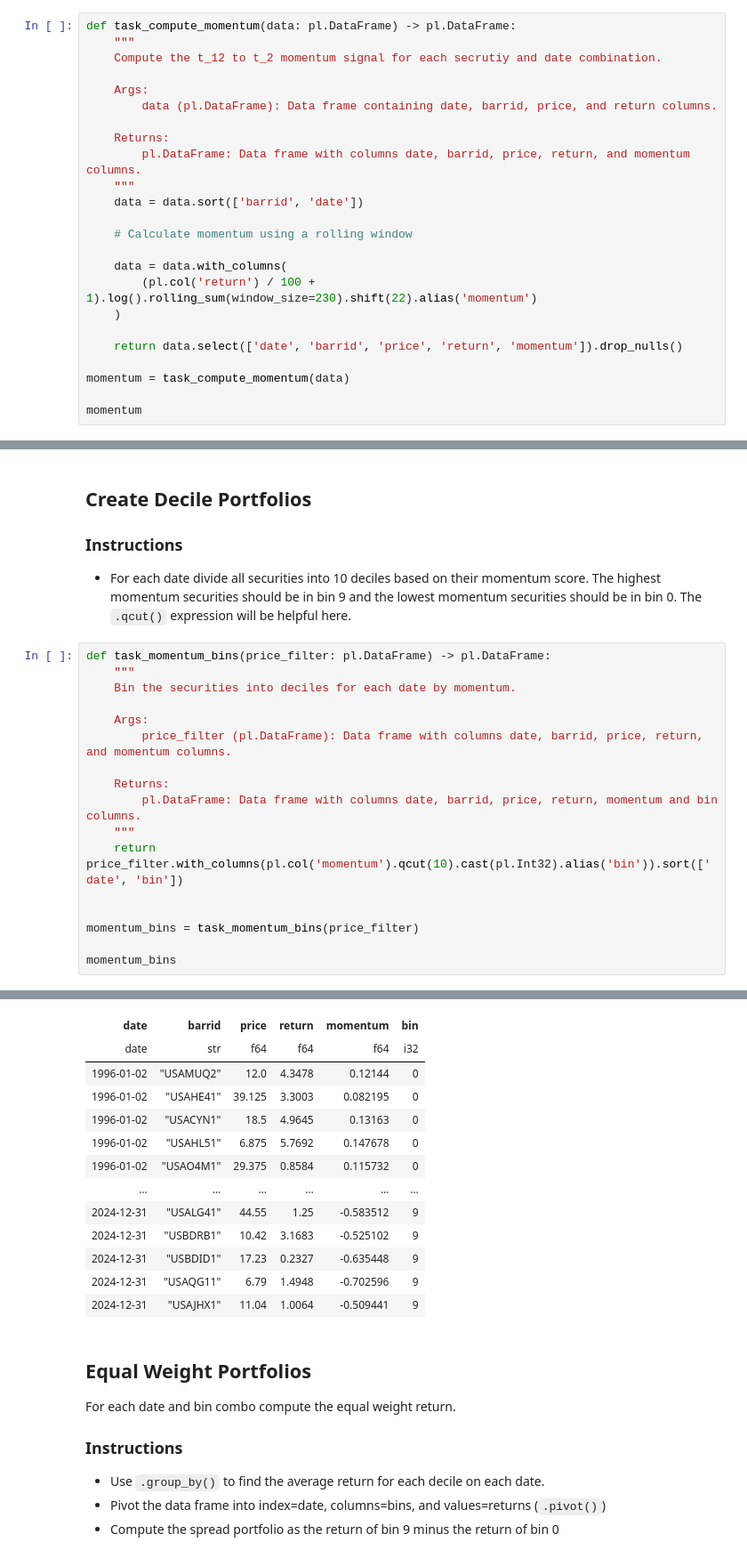
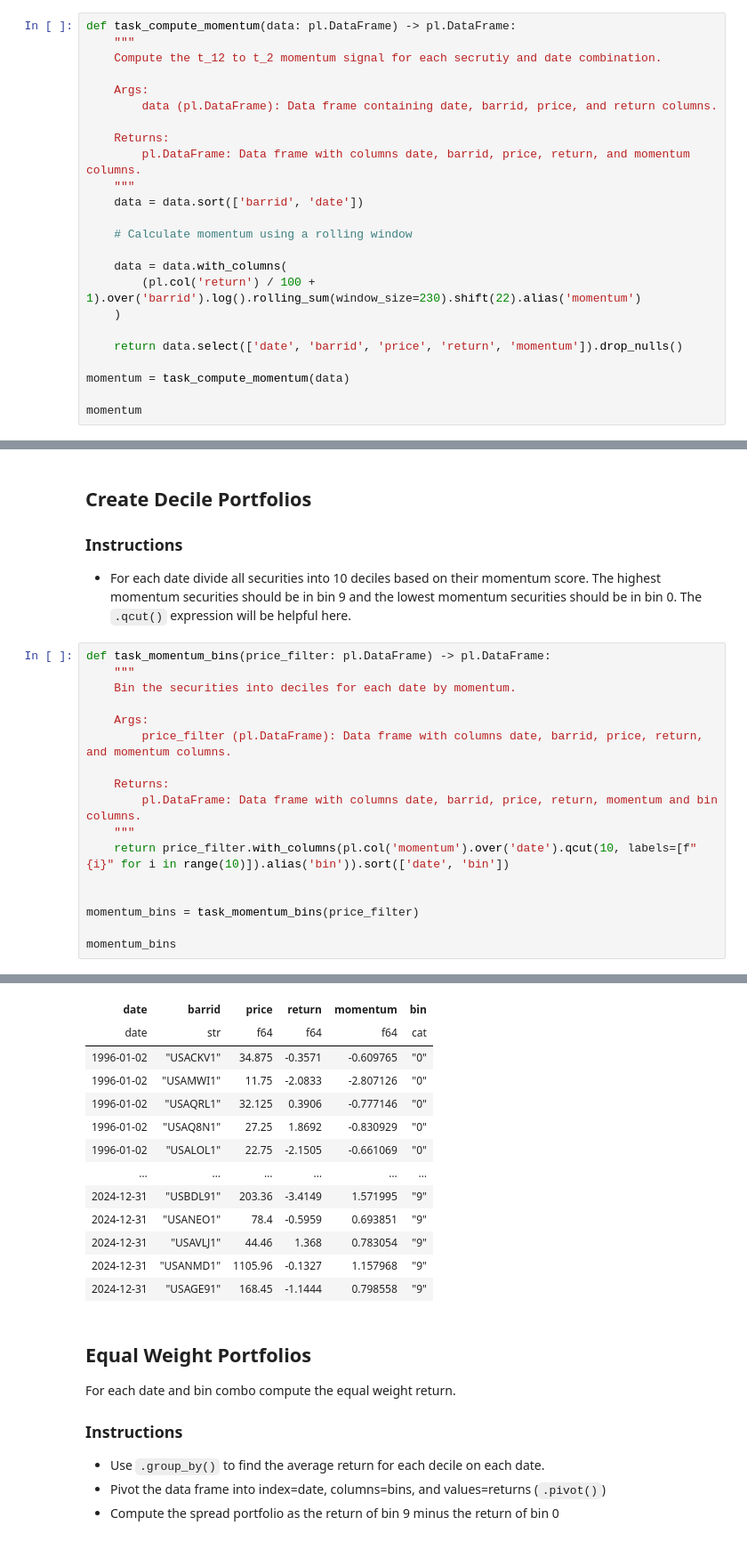
Before and after one commit to xylr11/sf-quant-labs, a Jupyter notebook: labs/lab_3.ipynb, the cells around one changed output, grey strips where cells are left out. Shown at 89% size. Saved outputs shown, nothing was run; the diff lists cells and outputs as text.

```diff
--- a/labs/lab_3.ipynb
+++ b/labs/lab_3.ipynb
@@ -84,7 +84,7 @@ def task_compute_momentum(data: pl.DataFrame) -> pl.DataFrame:
     # Calculate momentum using a rolling window
 
     data = data.with_columns(
-        (pl.col('return') / 100 + 1).log().rolling_sum(window_size=230).shift(22).alias('momentum')
+        (pl.col('return') / 100 + 1).over('barrid').log().rolling_sum(window_size=230).shift(22).alias('momentum')
     )
 
     return data.select(['date', 'barrid', 'price', 'return', 'momentum']).drop_nulls()
@@ -162,35 +162,35 @@ shape: (19_938_794, 5)
 # %%
 def task_momentum_bins(price_filter: pl.DataFrame) -> pl.DataFrame:
     """
     Bin the securities into deciles for each date by momentum.
 
     Args:
         price_filter (pl.DataFrame): Data frame with columns date, barrid, price, return, and momentum columns.
 
     Returns:
         pl.DataFrame: Data frame with columns date, barrid, price, return, momentum and bin columns.
     """
-    return price_filter.with_columns(pl.col('momentum').qcut(10).cast(pl.Int32).alias('bin')).sort(['date', 'bin'])
+    return price_filter.with_columns(pl.col('momentum').over('date').qcut(10, labels=[f"{i}" for i in range(10)]).alias('bin')).sort(['date', 'bin'])
 
 
 momentum_bins = task_momentum_bins(price_filter)
 
 momentum_bins
 # %% [output]
 shape: (19_938_794, 6)
 | date | barrid | price | return | momentum | bin |
-| date | str | f64 | f64 | f64 | i32 |
-| 1996-01-02 | "USAMUQ2" | 12.0 | 4.3478 | 0.12144 | 0 |
-| 1996-01-02 | "USAHE41" | 39.125 | 3.3003 | 0.082195 | 0 |
-| 1996-01-02 | "USACYN1" | 18.5 | 4.9645 | 0.13163 | 0 |
-| 1996-01-02 | "USAHL51" | 6.875 | 5.7692 | 0.147678 | 0 |
-| 1996-01-02 | "USAO4M1" | 29.375 | 0.8584 | 0.115732 | 0 |
+| date | str | f64 | f64 | f64 | cat |
+| 1996-01-02 | "USACKV1" | 34.875 | -0.3571 | -0.609765 | "0" |
+| 1996-01-02 | "USAMWI1" | 11.75 | -2.0833 | -2.807126 | "0" |
+| 1996-01-02 | "USAQRL1" | 32.125 | 0.3906 | -0.777146 | "0" |
+| 1996-01-02 | "USAQ8N1" | 27.25 | 1.8692 | -0.830929 | "0" |
+| 1996-01-02 | "USALOL1" | 22.75 | -2.1505 | -0.661069 | "0" |
 | … | … | … | … | … | … |
-| 2024-12-31 | "USALG41" | 44.55 | 1.25 | -0.583512 | 9 |
-| 2024-12-31 | "USBDRB1" | 10.42 | 3.1683 | -0.525102 | 9 |
-| 2024-12-31 | "USBDID1" | 17.23 | 0.2327 | -0.635448 | 9 |
-| 2024-12-31 | "USAQG11" | 6.79 | 1.4948 | -0.702596 | 9 |
-| 2024-12-31 | "USAJHX1" | 11.04 | 1.0064 | -0.509441 | 9 |
+| 2024-12-31 | "USBDL91" | 203.36 | -3.4149 | 1.571995 | "9" |
+| 2024-12-31 | "USANEO1" | 78.4 | -0.5959 | 0.693851 | "9" |
+| 2024-12-31 | "USAVLJ1" | 44.46 | 1.368 | 0.783054 | "9" |
+| 2024-12-31 | "USANMD1" | 1105.96 | -0.1327 | 1.157968 | "9" |
+| 2024-12-31 | "USAGE91" | 168.45 | -1.1444 | 0.798558 | "9" |
 # %% [markdown]
 ## Equal Weight Portfolios
 
```
Also changed, not shown: parts of 6 cells of this notebook, 1 other file.
